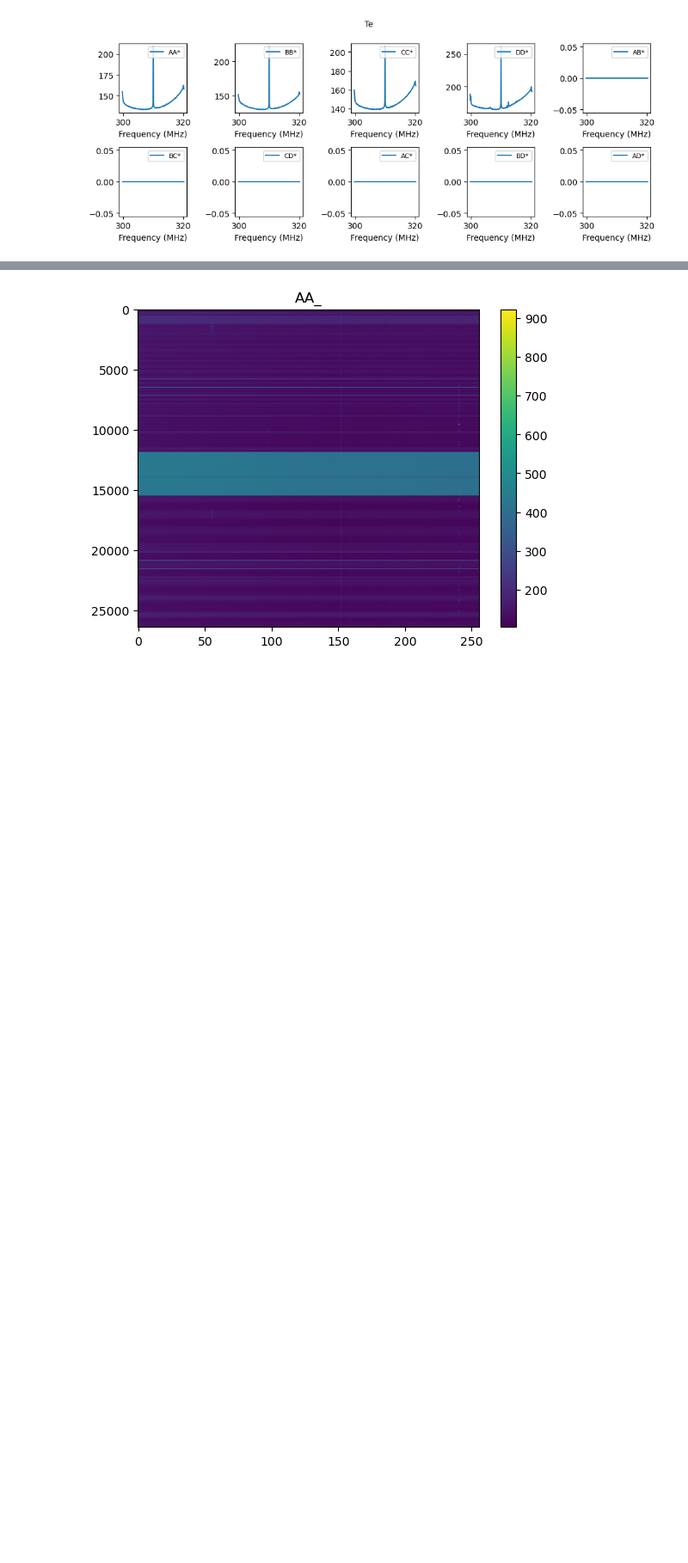
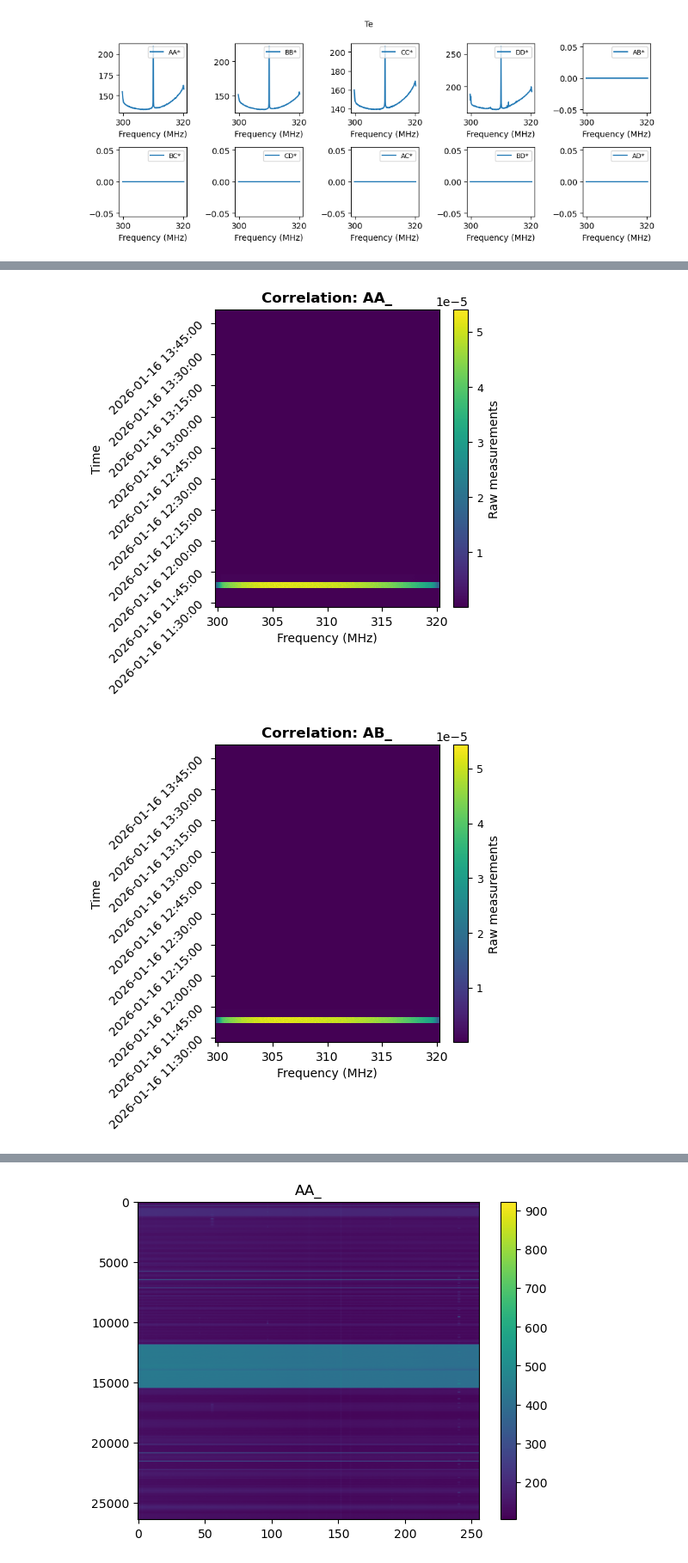
Before and after one commit to akvydula/skymap, a Jupyter notebook: notebooks/beam_jan_2026.ipynb, the cells around one changed output, grey strips where cells are left out. Shown at 86% size. Drawn from its saved outputs; the diff is of its cells as text; code cells hidden in the pictures; blank space fills up the shorter version.

```diff
--- a/notebooks/beam_jan_2026.ipynb
+++ b/notebooks/beam_jan_2026.ipynb
@@ -45,5 +73,8 @@ plot_utils.plot_cal_data(cal_data, attribute='te')
 # %%
-#plot_utils.plot_waterwall(obs_data, data_type="magnitude", attribute="AA_");utils.plot_waterwall(obs_data, data_type="magnitude", attribute="AB_")
+plot_utils.plot_waterwall(obs_data, data_type="magnitude", attribute="AA_");plot_utils.plot_waterwall(obs_data, data_type="magnitude", attribute="AB_")
+# %% [output]
+[figure, added]
+[figure, added]
 # %%
 spec_cal = Calibrator.lab_cal(obs_data, cal_data)
 # %%
```
Also changed, not shown: parts of 12 cells of this notebook, 6 other files.
